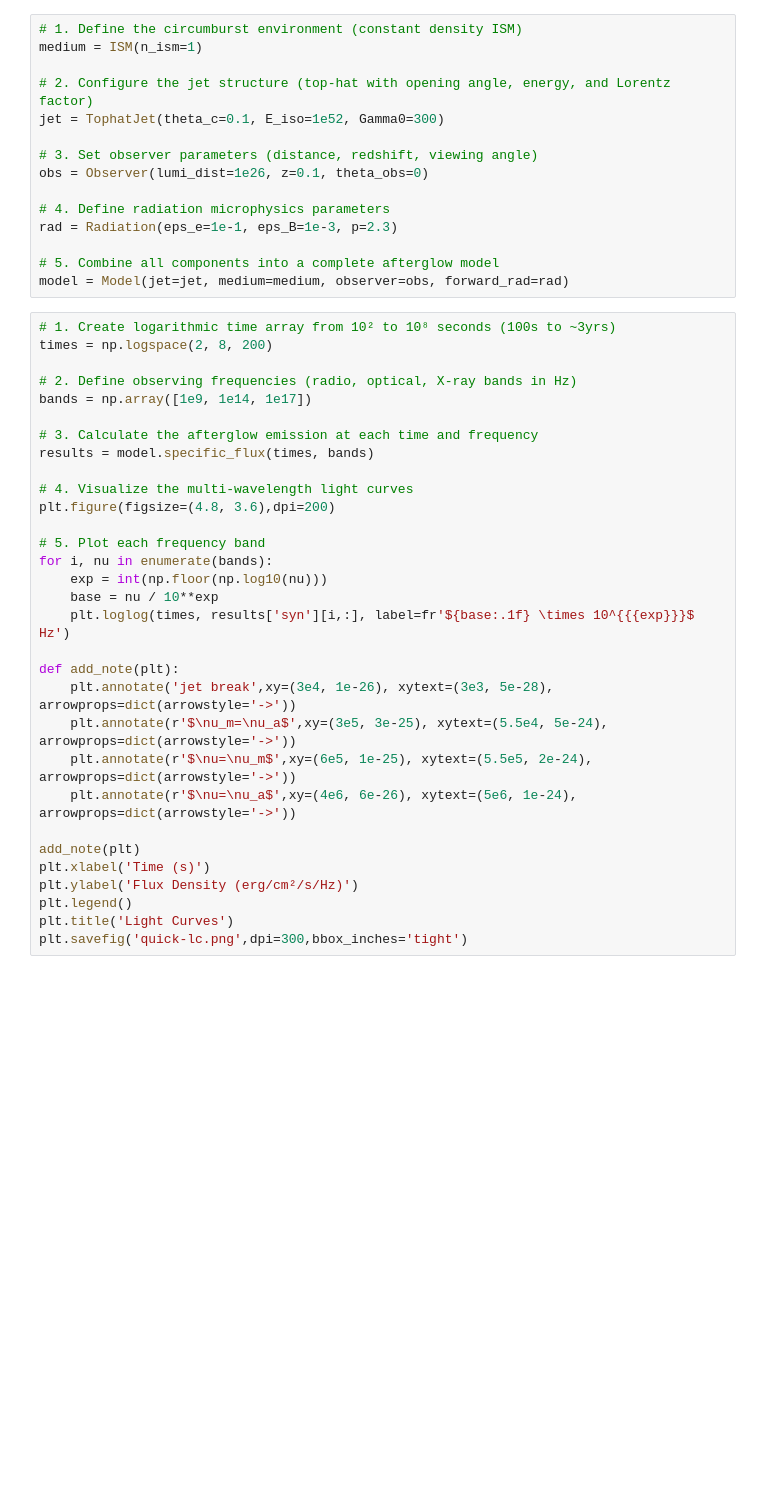
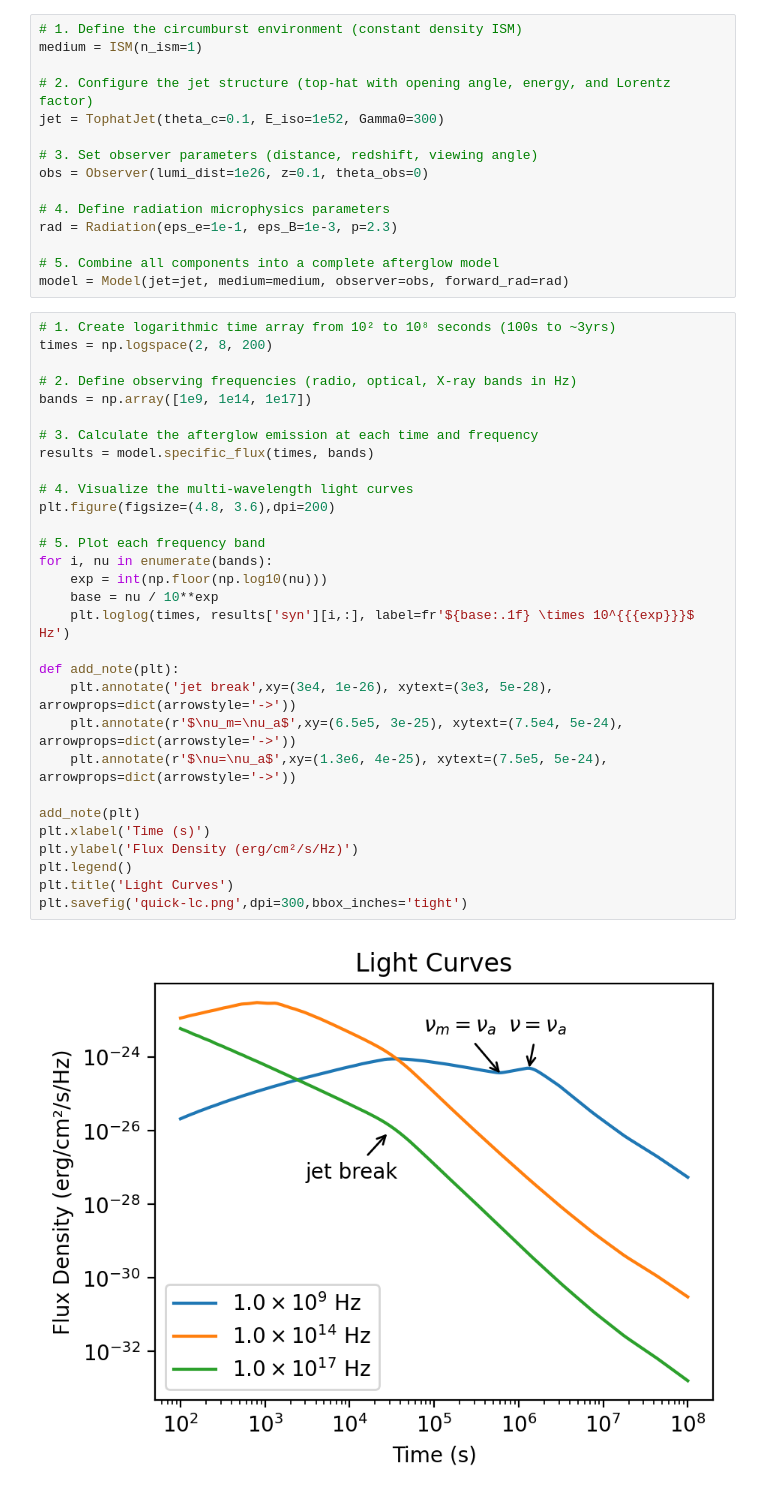
Before and after one commit to cjules0609/VegasAfterglow, a Jupyter notebook: script/quick.ipynb, the cells around one changed output. Saved outputs shown, nothing was run; the diff lists cells and outputs as text; blank space fills up the shorter version.

```diff
--- a/script/quick.ipynb
+++ b/script/quick.ipynb
@@ -20,34 +20,35 @@ model = Model(jet=jet, medium=medium, observer=obs, forward_rad=rad)
 # %%
 # 1. Create logarithmic time array from 10² to 10⁸ seconds (100s to ~3yrs)
 times = np.logspace(2, 8, 200)
 
 # 2. Define observing frequencies (radio, optical, X-ray bands in Hz)
 bands = np.array([1e9, 1e14, 1e17])
 
 # 3. Calculate the afterglow emission at each time and frequency
 results = model.specific_flux(times, bands)
 
 # 4. Visualize the multi-wavelength light curves
 plt.figure(figsize=(4.8, 3.6),dpi=200)
 
 # 5. Plot each frequency band
 for i, nu in enumerate(bands):
     exp = int(np.floor(np.log10(nu)))
     base = nu / 10**exp
     plt.loglog(times, results['syn'][i,:], label=fr'${base:.1f} \times 10^{{{exp}}}$ Hz')
 
 def add_note(plt):
     plt.annotate('jet break',xy=(3e4, 1e-26), xytext=(3e3, 5e-28), arrowprops=dict(arrowstyle='->'))
-    plt.annotate(r'$\nu_m=\nu_a$',xy=(3e5, 3e-25), xytext=(5.5e4, 5e-24), arrowprops=dict(arrowstyle='->'))
-    plt.annotate(r'$\nu=\nu_m$',xy=(6e5, 1e-25), xytext=(5.5e5, 2e-24), arrowprops=dict(arrowstyle='->'))
-    plt.annotate(r'$\nu=\nu_a$',xy=(4e6, 6e-26), xytext=(5e6, 1e-24), arrowprops=dict(arrowstyle='->'))
+    plt.annotate(r'$\nu_m=\nu_a$',xy=(6.5e5, 3e-25), xytext=(7.5e4, 5e-24), arrowprops=dict(arrowstyle='->'))
+    plt.annotate(r'$\nu=\nu_a$',xy=(1.3e6, 4e-25), xytext=(7.5e5, 5e-24), arrowprops=dict(arrowstyle='->'))
 
 add_note(plt)
 plt.xlabel('Time (s)')
 plt.ylabel('Flux Density (erg/cm²/s/Hz)')
 plt.legend()
 plt.title('Light Curves')
 plt.savefig('quick-lc.png',dpi=300,bbox_inches='tight')
+# %% [output]
+[figure, added]
 # %%
 # 1. Define broad frequency range (10⁵ to 10²² Hz)
 frequencies = np.logspace(5, 22, 200)
```
Also changed, not shown: parts of 1 cell of this notebook, 3 other files.
